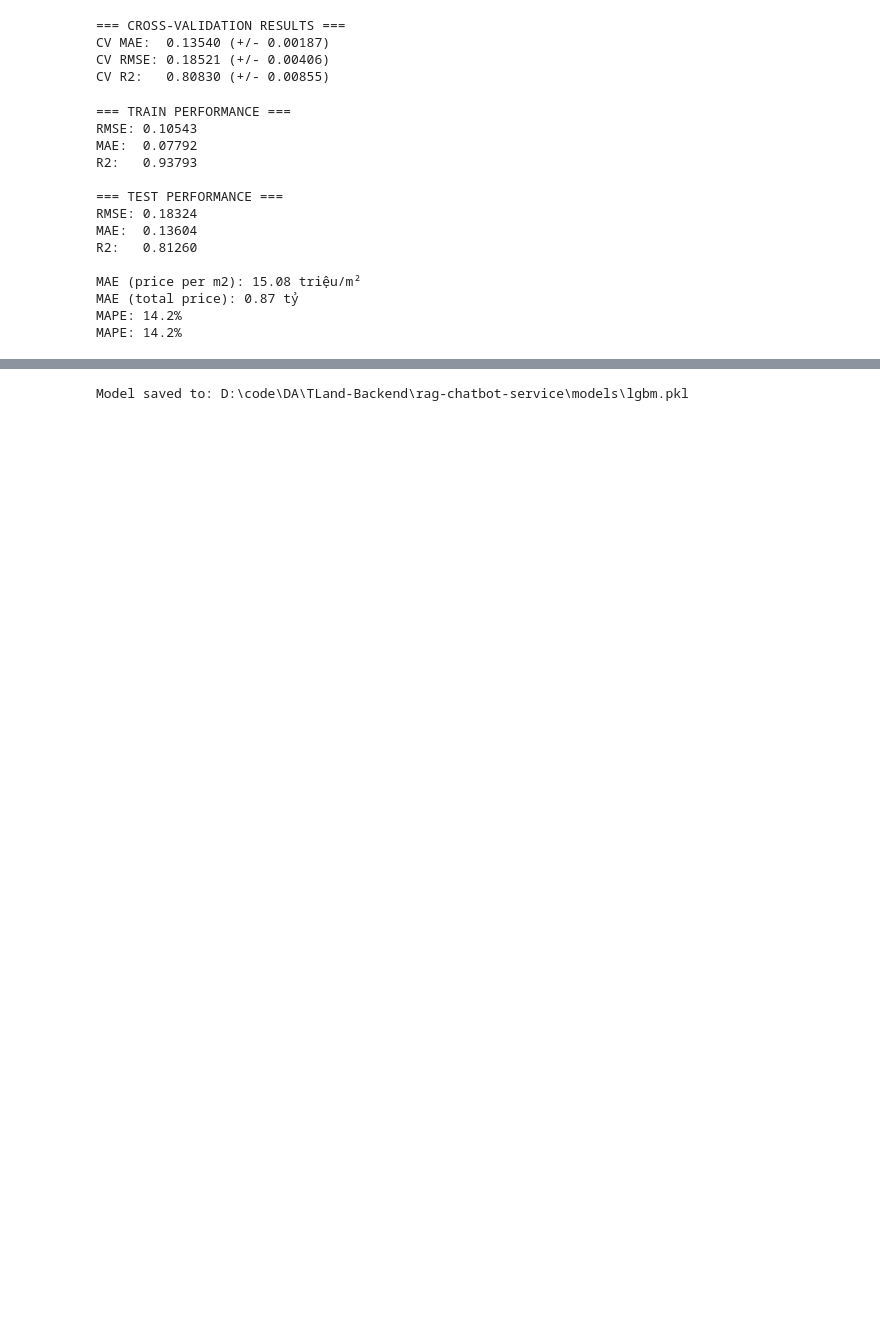
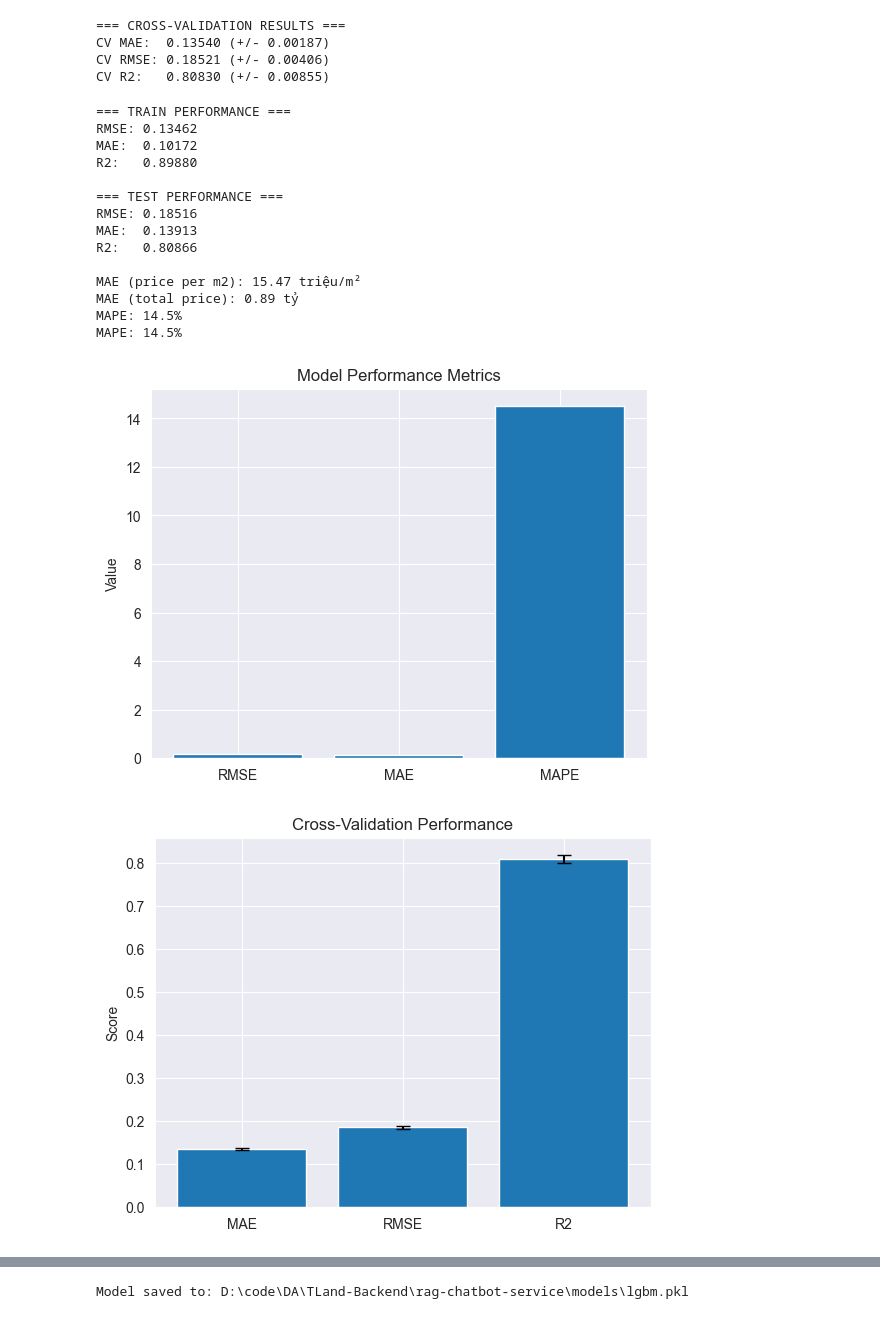
Before and after one commit to tanle9t2/TLand-Backend, a Jupyter notebook: rag-chatbot-service/trainning/train_model.ipynb, the cells around one changed output, grey strips where cells are left out. Saved outputs shown, nothing was run; the diff lists cells and outputs as text; code cells hidden in the pictures; blank space fills up the shorter version.

```diff
--- a/rag-chatbot-service/trainning/train_model.ipynb
+++ b/rag-chatbot-service/trainning/train_model.ipynb
@@ -109,17 +110,17 @@ Best iteration: 770
 Best score (val): defaultdict(<class 'collections.OrderedDict'>, {'valid_0': OrderedDict({'l2': np.float64(0.03383308116756672)})})
 # %%
 model = LGBMRegressor(
-    learning_rate=0.05,
-    n_estimators=1500,
+    learning_rate=0.03,
+    n_estimators=1000,
     num_leaves=31,
-    max_depth=8,
-    min_child_samples=30,
+    max_depth=-1,
+    min_child_samples=10,
     subsample=0.8,
-    colsample_bytree=0.8,
-    reg_alpha=0.1,
-    reg_lambda=0.5,
+    colsample_bytree=0.6,
+    reg_alpha=0.5,
+    reg_lambda=0,
     random_state=42,
-    verbose=-1,
+    verbose=-1
 )
 
 pipe_final = Pipeline([
@@ -193,40 +194,84 @@ train_pred_log = pipe_final.predict(X_train)
 test_pred_log = pipe_final.predict(X_test)
 
 print("\n=== TRAIN PERFORMANCE ===")
 print(f"RMSE: {root_mean_squared_error(y_train, train_pred_log):.5f}")
 print(f"MAE:  {mean_absolute_error(y_train, train_pred_log):.5f}")
 print(f"R2:   {r2_score(y_train, train_pred_log):.5f}")
 
 print("\n=== TEST PERFORMANCE ===")
 print(f"RMSE: {root_mean_squared_error(y_test, test_pred_log):.5f}")
 print(f"MAE:  {mean_absolute_error(y_test, test_pred_log):.5f}")
 print(f"R2:   {r2_score(y_test, test_pred_log):.5f}")
 
 y_pred_price_m2 = np.expm1(test_pred_log)
 y_test_price_m2 = np.expm1(y_test)
 mae_price_m2 = mean_absolute_error(y_test_price_m2, y_pred_price_m2)
 print(f"\nMAE (price per m2): {mae_price_m2:.2f} triệu/m²")
 
 y_pred_total = y_pred_price_m2 * test_df["area"].values / 1000
 y_test_total = test_df["price"].values
 mae_total = mean_absolute_error(y_test_total, y_pred_total)
 print(f"MAE (total price): {mae_total:.2f} tỷ")
 
 mape = np.mean(np.abs((y_test_total - y_pred_total) / (y_test_total + 1e-8))) * 100
 print(f"MAPE: {mape:.1f}%")
 print(f"MAPE: {mape:.1f}%")
+
+metrics = ["RMSE", "MAE", "MAPE"]
+values = [
+    root_mean_squared_error(y_test, test_pred_log),
+    mean_absolute_error(y_test, test_pred_log),
+    mape
+]
+
+plt.figure()
+plt.bar(metrics, values)
+plt.title("Model Performance Metrics")
+plt.ylabel("Value")
+plt.show()
+
+import matplotlib.pyplot as plt
+
+cv_metrics = ["MAE", "RMSE", "R2"]
+cv_means = [
+    -scores['test_mae'].mean(),
+    -scores['test_rmse'].mean(),
+    scores['test_r2'].mean()
+]
+cv_stds = [
+    scores['test_mae'].std(),
+    scores['test_rmse'].std(),
+    scores['test_r2'].std()
+]
+
+plt.figure()
+plt.bar(cv_metrics, cv_means, yerr=cv_stds, capsize=5)
+plt.title("Cross-Validation Performance")
+plt.ylabel("Score")
+plt.show()
+plt.figure()
+plt.boxplot([
+    -scores['test_mae'],
+    -scores['test_rmse'],
+    scores['test_r2']
+], labels=["MAE", "RMSE", "R2"])
+
+plt.title("Cross-Validation Distribution")
+plt.show()
 # %% [output]
 === TRAIN PERFORMANCE ===
-RMSE: 0.10543
-MAE:  0.07792
-R2:   0.93793
+RMSE: 0.13462
+MAE:  0.10172
+R2:   0.89880
 
 === TEST PERFORMANCE ===
-RMSE: 0.18324
-MAE:  0.13604
-R2:   0.81260
+RMSE: 0.18516
+MAE:  0.13913
+R2:   0.80866
 
-MAE (price per m2): 15.08 triệu/m²
-MAE (total price): 0.87 tỷ
-MAPE: 14.2%
-MAPE: 14.2%
+MAE (price per m2): 15.47 triệu/m²
+MAE (total price): 0.89 tỷ
+MAPE: 14.5%
+MAPE: 14.5%
+[figure, added]
+[figure, added]
```
Also changed, not shown: parts of 5 cells of this notebook, 51 other files.
